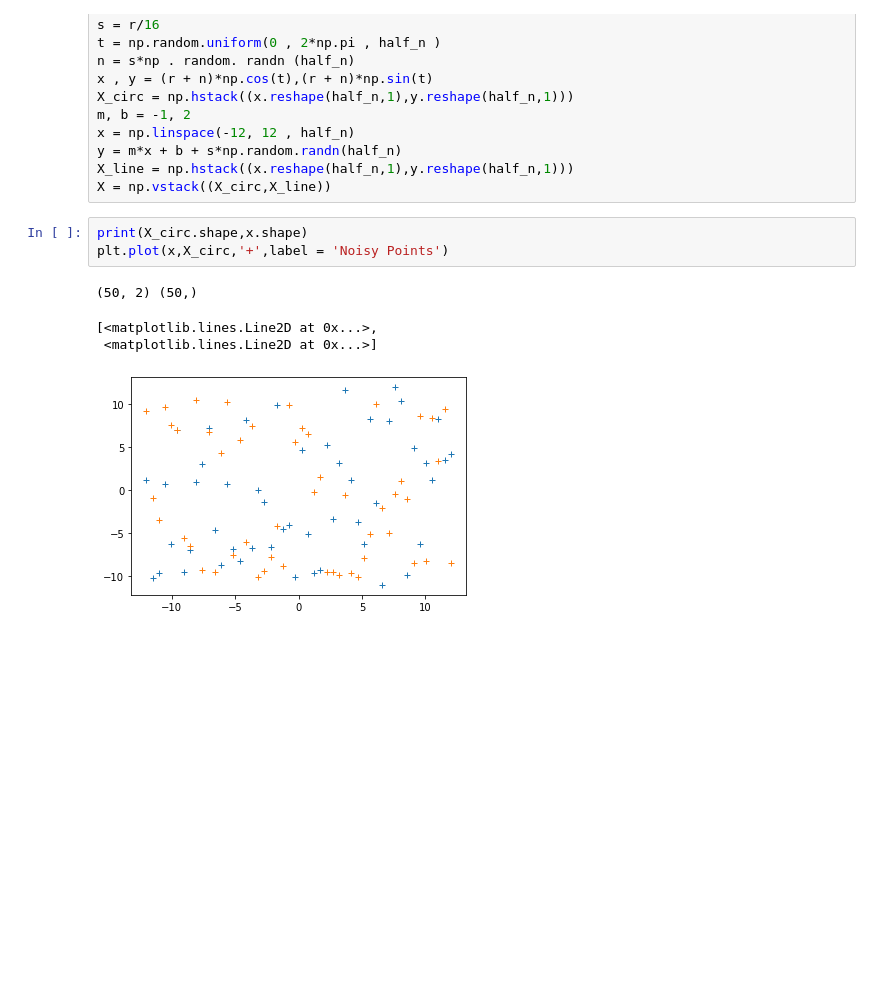
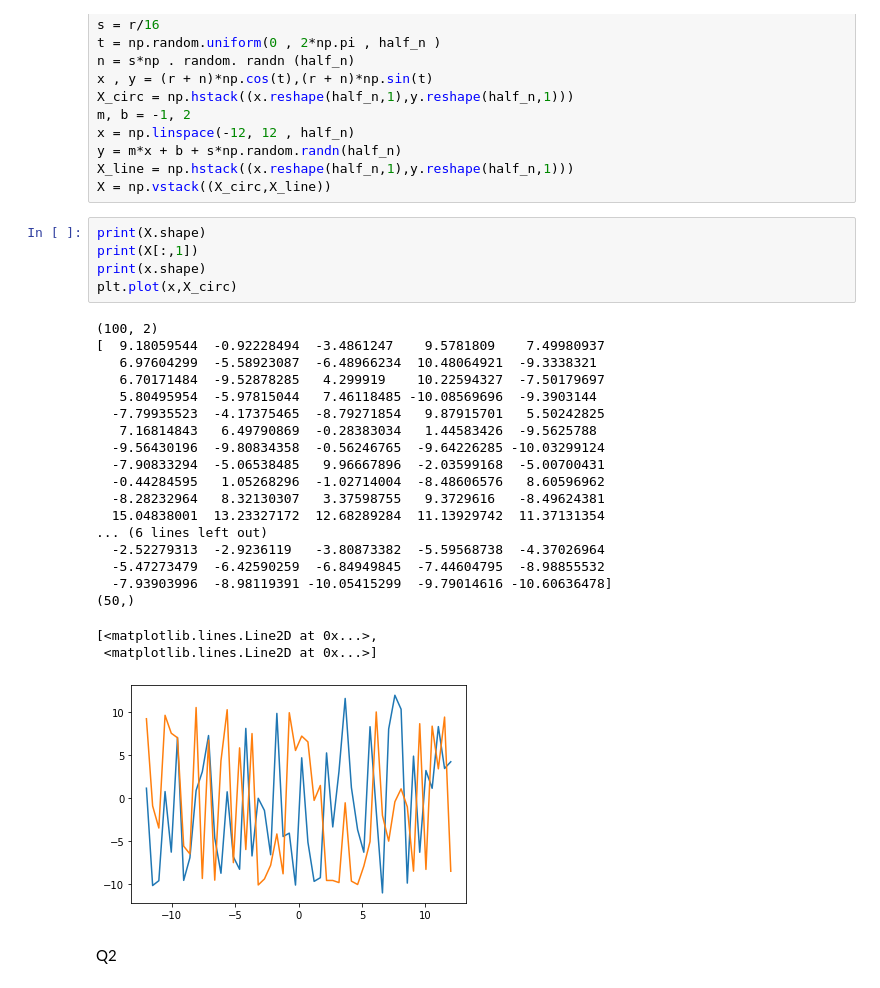
Before and after one commit to Nisitha529/EN2550_ImageProcessingAndMachineVision, a Jupyter notebook: Assignment2/assignment2_592.ipynb, the cells around one changed output. Saved outputs shown, nothing was run; the diff lists cells and outputs as text; blank space fills up the shorter version.

```diff
--- a/Assignment2/assignment2_592.ipynb
+++ b/Assignment2/assignment2_592.ipynb
@@ -23,10 +23,30 @@ y = m*x + b + s*np.random.randn(half_n)
 X_line = np.hstack((x.reshape(half_n,1),y.reshape(half_n,1)))
 X = np.vstack((X_circ,X_line))
 # %%
-print(X_circ.shape,x.shape)
-plt.plot(x,X_circ,'+',label = 'Noisy Points')
+print(X.shape)
+print(X[:,1])
+print(x.shape)
+plt.plot(x,X_circ)
 # %% [output]
-(50, 2) (50,)
+(100, 2)
+[  9.18059544  -0.92228494  -3.4861247    9.5781809    7.49980937
+   6.97604299  -5.58923087  -6.48966234  10.48064921  -9.3338321
+   6.70171484  -9.52878285   4.299919    10.22594327  -7.50179697
+   5.80495954  -5.97815044   7.46118485 -10.08569696  -9.3903144
+  -7.79935523  -4.17375465  -8.79271854   9.87915701   5.50242825
+   7.16814843   6.49790869  -0.28383034   1.44583426  -9.5625788
+  -9.56430196  -9.80834358  -0.56246765  -9.64226285 -10.03299124
+  -7.90833294  -5.06538485   9.96667896  -2.03599168  -5.00700431
+  -0.44284595   1.05268296  -1.02714004  -8.48606576   8.60596962
+  -8.28232964   8.32130307   3.37598755   9.3729616   -8.49624381
+  15.04838001  13.23327172  12.68289284  11.13929742  11.37131354
+... (6 lines left out)
+  -2.52279313  -2.9236119   -3.80873382  -5.59568738  -4.37026964
+  -5.47273479  -6.42590259  -6.84949845  -7.44604795  -8.98855532
+  -7.93903996  -8.98119391 -10.05415299  -9.79014616 -10.60636478]
+(50,)
 [<matplotlib.lines.Line2D at 0x...>,
  <matplotlib.lines.Line2D at 0x...>]
-[figure, old version]
+[figure, new version]
+# %% [markdown]
+Q2
```
Also changed, not shown: 5 other files.
